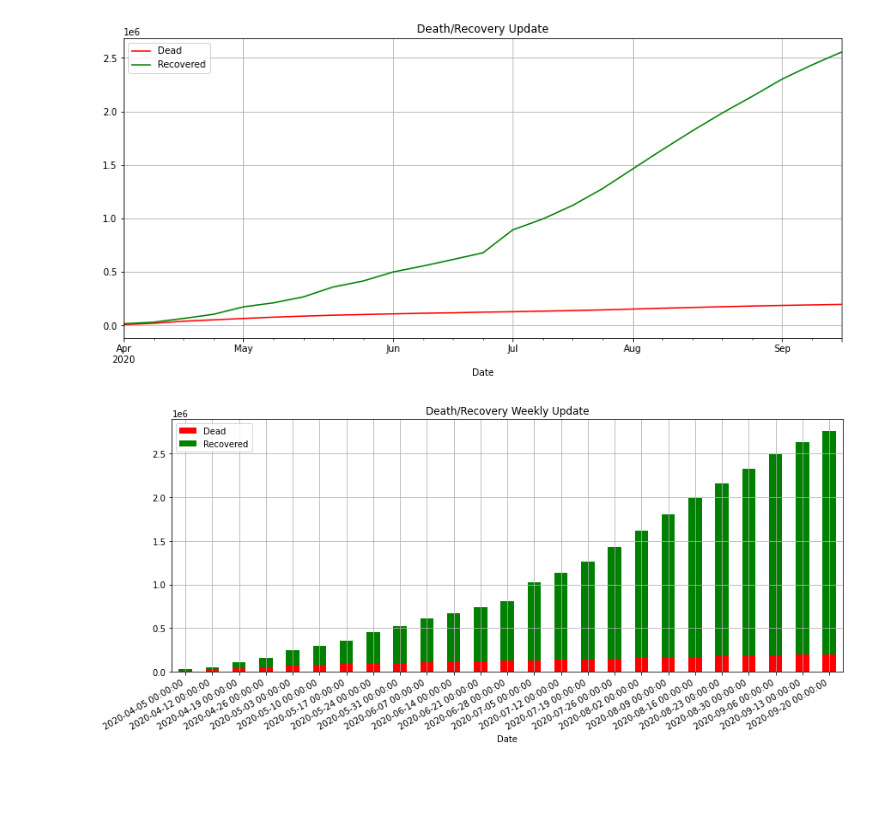
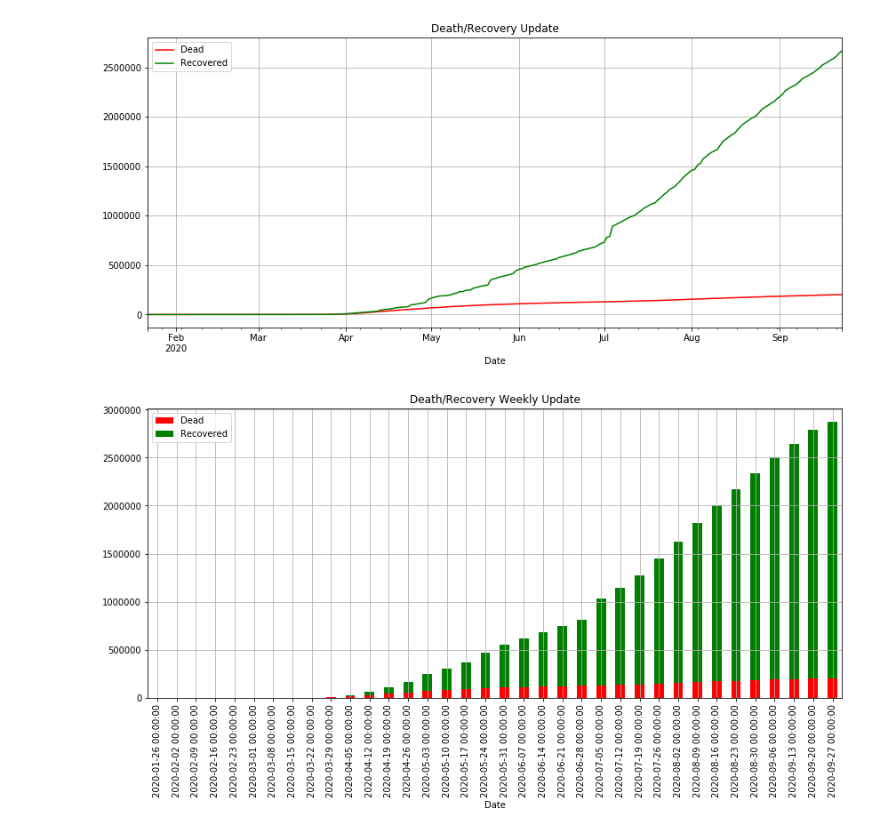
Before and after one commit to olegsheynin/data_analysis, a Jupyter notebook: coronavirus/Coronavirus Development USA.ipynb, the cells around one changed output. Drawn from its saved outputs; the diff is of its cells as text; code cells hidden in the pictures; blank space fills up the shorter version.

```diff
--- a/coronavirus/Coronavirus Development USA.ipynb
+++ b/coronavirus/Coronavirus Development USA.ipynb
@@ -8,0 +14,4 @@ cv_data = cv_data_usa
+# %%
+cv_data = covid_19_shared.loadJHUData("US", True)
+
+cv_data
@@ -11,34 +35,34 @@ dead = cv_data.Dead
 recovered = cv_data.Recovered
 
 df = (pd.DataFrame({"Dead":dead
                    , "Recovered" : recovered
                   }
                   , index=cv_data.index)
-          .resample("1W")
+          .resample("1D")
           .max()
      )
 
 df.plot(kind='line'
         , figsize=(14, 6)
         , legend=True
         , label="Completed Cases"
         , grid = True
         , color = ['red', 'green']
         , title = "Death/Recovery Update"
         )
 # Weekly
 df.resample("1W").max().plot(kind='bar'
         , stacked=True
         , figsize=(14, 6)
         , legend=True
         , label="Completed Cases"
         , grid = True
         , align = 'center'
         , color = ['red', 'green']
         , title = "Death/Recovery Weekly Update"
         )
-plt.gcf().autofmt_xdate()
+# plt.gcf().autofmt_xdate()
 plt.show()
 # %% [output]
-[figure, old version]
+[figure, new version]
-[figure, old version]
+[figure, new version]
```
Also changed, not shown: parts of 10 cells of this notebook, 7 other files.
